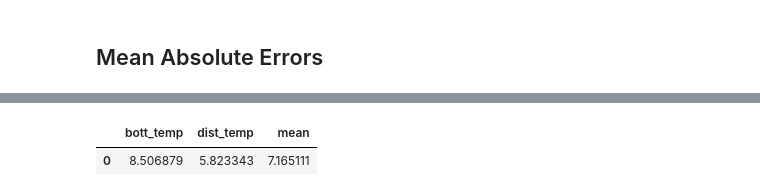
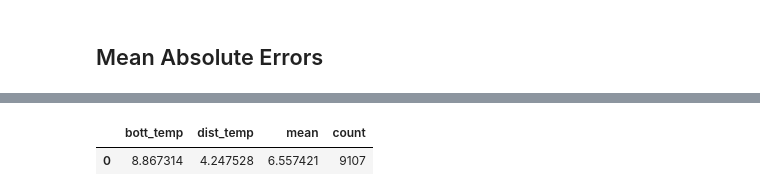
Before and after one commit to NREL/ml4pd, a Jupyter notebook: docs/benchmarks/distillation/distillation_2.ipynb, the cells around one changed output, grey strips where cells are left out. Drawn from its saved outputs; the diff is of its cells as text; code cells hidden in the pictures.

```diff
--- a/docs/benchmarks/distillation/distillation_2.ipynb
+++ b/docs/benchmarks/distillation/distillation_2.ipynb
@@ -5,17 +5,17 @@ import numpy as np
 import time
 
 from ml4pd import components
-import dist_utils
+from ml4pd_utils.utils import prep_dist
 from ml4pd.aspen_units import Distillation
 from ml4pd.streams import MaterialStream
 
-input_molecules = dist_utils.get_mol_labels()
+input_molecules = prep_dist.get_mol_labels()
 components.set_components(input_molecules['name'].to_list())
 
-raw_data = dist_utils.get_benchmark_data(comp=2, date='220505')
-data = dist_utils.add_name_columns(raw_data, input_molecules[['name', 'mol']])
-data = dist_utils.add_flow_perc(data)
-data = dist_utils.rename_flowrate_columns(data)
+raw_data = prep_dist.get_test_val_data(compositions=[2], dates=['220803'])
+data = prep_dist.add_name_columns(raw_data, input_molecules[['name', 'mol']])
+data = prep_dist.add_flow_perc(data)
+data = prep_dist.rename_flowrate_columns(data)
 # %% [markdown]
 ## Benchmark Data Info
 # %%
@@ -54,8 +53,8 @@ for i in range(0, 10):
     feed_stream = MaterialStream(stream_type="feed")(
         vapor_fraction=data['vapor_fraction'].to_list(),
         pressure=data['feed_pressure'].to_list(),
-        molecules=dist_utils.get_name_columns(data).to_dict('list'),
-        flowrates=dist_utils.get_flowrate_columns(data).to_dict('list'),
+        molecules=prep_dist.get_name_columns(data).to_dict('list'),
+        flowrates=prep_dist.get_flowrate_columns(data).to_dict('list'),
     )
 
     dist_col = Distillation(
@@ -64,14 +63,15 @@ for i in range(0, 10):
         pressure = data['pressure_atm'].to_list(),
         reflux_ratio = data['ratio_reflux'].to_list(),
         boilup_ratio = data['ratio_boilup'].to_list(),
-        verbose=False
+        verbose=False,
+        fillna=False
     )
 
     bott_stream, dist_stream = dist_col(feed_stream)
 
     times.append(time.time() - start_time)
 
-ordered_data = dist_utils.sort_targets_by_weight(data, feed_stream._mw_idx)
+ordered_data = prep_dist.sort_targets_by_weight(data, feed_stream._mw_idx)
 
 average = np.mean(times).round(2)
 std = np.std(times).round(2)
@@ -131,11 +135,11 @@ dist_utils.evaluate_duty(
 # %%
-dist_utils.evaluate_temp(
-    ordered_data,
-    bott_stream,
-    dist_stream,
-    ok_idx,
-    metric='mae'
+prep_dist.evaluate_temp(
+    all_true=ordered_data,
+    bott_stream=bott_stream.temperature,
+    dist_stream=dist_stream.temperature,
+    data_slice={'Status': 'OK'},
+    metric="mae"
 )
 # %% [output]
-|  | bott_temp | dist_temp | mean |
-| 0 | 8.506879 | 5.823343 | 7.165111 |
+|  | bott_temp | dist_temp | mean | count |
+| 0 | 8.867314 | 4.247528 | 6.557421 | 9107 |
```
Also changed, not shown: parts of 11 cells of this notebook, 13 other files.
